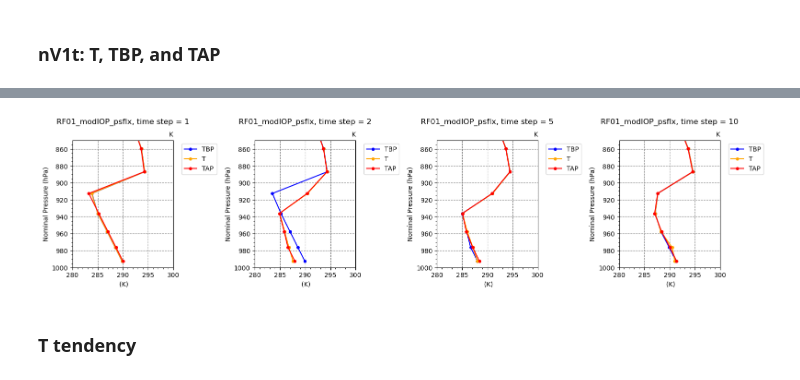
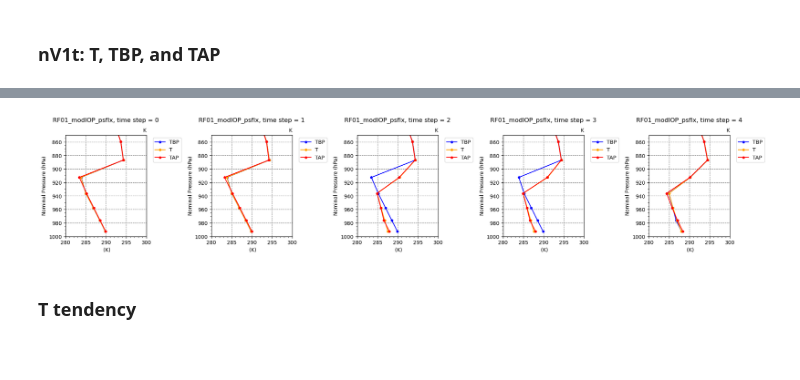
Before and after one commit to yihsuanchen/TaiESM1_Sc_diag, a Jupyter notebook: scam_taiesm1/plot/plot-scm_profiles.ipynb, the cells around one changed output, grey strips where cells are left out. Drawn from its saved outputs; the diff is of its cells as text; code cells hidden in the pictures.

```diff
--- a/scam_taiesm1/plot/plot-scm_profiles.ipynb
+++ b/scam_taiesm1/plot/plot-scm_profiles.ipynb
@@ -490,7 +264,8 @@ def plot_scm_profiles_Nv1t(ds, varnames,
     Parameters:
     - ds (xarray.Dataset): The dataset containing the variables.
     - varnames (dict): A dictionary mapping variable names to styles, including colors, linestyles, and labels.
-    - tt, jj, ii: indexes for time, lat, lon, respectively
+    - tt (list): time steps, e.g. [1,2,3]
+    - jj, ii: indexes for lat, lon, respectively
 
     Returns:
     - A plot
@@ -501,16 +276,16 @@ def plot_scm_profiles_Nv1t(ds, varnames,
       Ex 1:
       ds_scm = xr.open_dataset(file_scm)
       varnames = set_profile_varnames('DT_budget')
-      tt=8
-      plot_scm_profiles_Nv1t (ds_scm, varnames, tt=tt, xlabel="Temperature tendency")
+      tt_steps=[8,9]
+      plot_scm_profiles_Nv1t (ds_scm, varnames, tt_steps=tt_steps, xlabel="Temperature tendency")
 
       Ex 2:
       varnames = {
               'CLDLIQ': {'color': 'red', 'linestyle': '-', 'label': 'CLDLIQ'},
               'CLDICE': {'color': 'blue', 'linestyle': '-'},
                  }
-      tt=0
-      plot_scm_profiles_Nv1t (ds_scm, varnames, tt=tt, xlabel="")
+      tt_steps=np.arange(0,5)
+      plot_scm_profiles_Nv1t (ds_scm, varnames, tt_steps=tt_steps, xlabel="")
 
 
       jj=0
@@ -606,7 +381,7 @@ if (do_test == "test1_scm"):
     ds_scm = xr.open_dataset(file_scm)
 
     varnames = set_profile_varnames('DT_budget')
-    tt_steps=[2]
+    tt_steps=np.arange(0,5)
     plot_scm_profiles_Nv1t (ds_scm, varnames, tt_steps=tt_steps, xlabel="Temperature tendency", xlim=[-1,1])
 
     jj=0
@@ -652,7 +430,7 @@ varnames = {
 choice = "RF01_modIOP_psflx"
 ds_scm = read_scm_ds(choice)
 
-tt_steps = [1, 2, 5, 10]
+tt_steps = np.arange(0,5)
 plot_scm_profiles_Nv1t (ds_scm, varnames, tt_steps=tt_steps, xlabel="", title=choice, xlim=[280,300])
 # %% [output]
 WARNING: function [unit_convert], unit_in [K] is not supported for auto conversion. Set units_out=units_in
@@ -670,4 +451,4 @@ WARNING: function [unit_convert], unit_in [K] is not supported for auto conversi
-[figure, old version]
+[figure, new version]
 # %% [markdown]
 ### T tendency
 # %%
```
Also changed, not shown: parts of 6 cells of this notebook.
